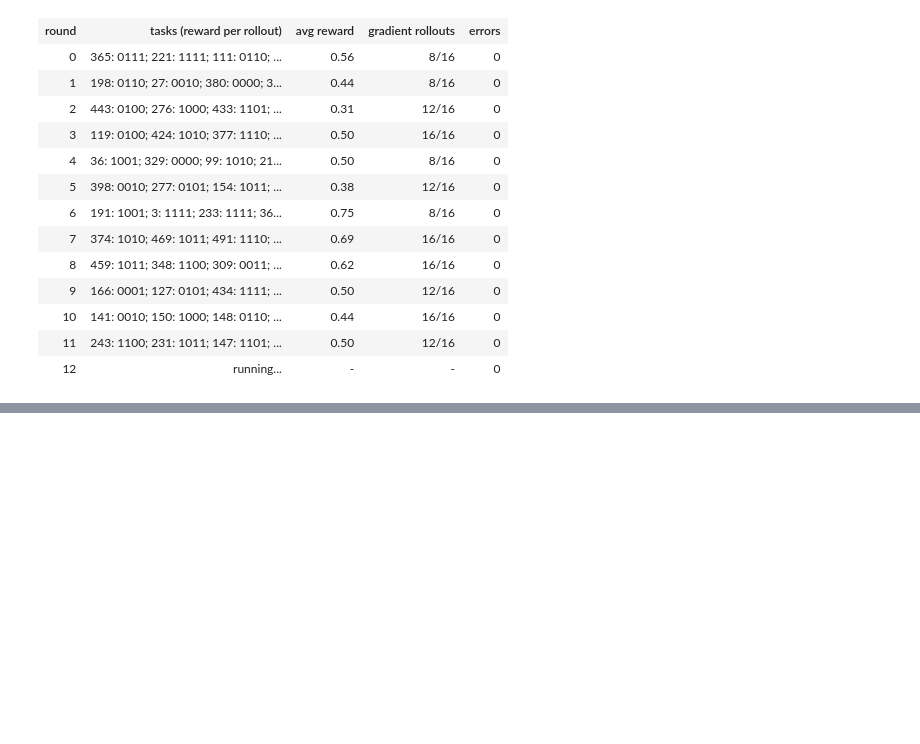
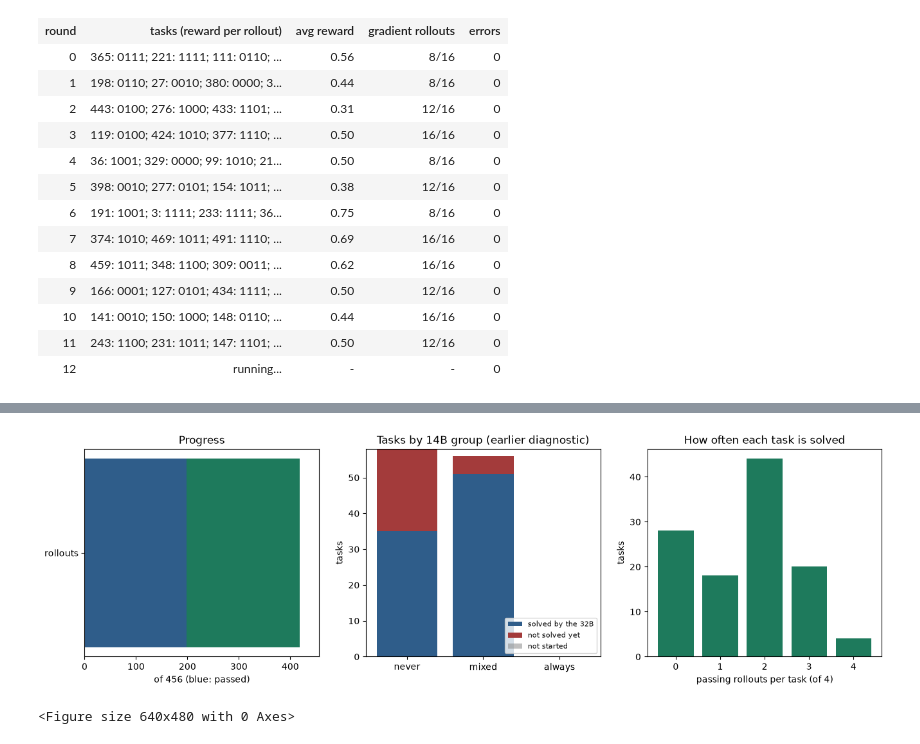
Before and after one commit to teacher57/qwen3-14b-tau-train, a Jupyter notebook: notebooks/qwen3_14b_training_and_rollouts.ipynb, the cells around one changed output, grey strips where cells are left out. Cells and saved outputs as stored; diff of their text form; code cells hidden in the pictures; blank space fills up the shorter version.

Commit message:
Add distillation experiment: 32B teacher, SFT of the 14B, 4-trial retail test (not significant)

```diff
--- a/notebooks/qwen3_14b_training_and_rollouts.ipynb
+++ b/notebooks/qwen3_14b_training_and_rollouts.ipynb
@@ -894,0 +988,36 @@ Each task is run 2 times at temperature 0.7. pass^2 = share of tasks where both
+# %%
+import json
+import matplotlib.pyplot as plt
+
+run = json.load(open("full_run_results/teacher_run.json"))
+s, g = run["summary"], run["groups_14b"]
+fig, axes = plt.subplots(1, 3, figsize=(16, 4.2))
+
+axes[0].barh(["rollouts"], [s["rollouts_done"]], color="#1E7A5C")
+axes[0].barh(["rollouts"], [s["rollouts_passed"]], color="#2F5D8A")
+axes[0].set_xlim(0, s["total_rollouts"])
+axes[0].set_xlabel(f"of {s['total_rollouts']} (blue: passed)")
+axes[0].set_title("Progress")
+
+names = ["never", "mixed", "always"]
+solved = [g[k]["solved"] for k in names]
+unsolved = [g[k]["tasks_with_any_rollout"] - g[k]["solved"] for k in names]
+pending = [g[k]["n_tasks"] - g[k]["tasks_with_any_rollout"] for k in names]
+axes[1].bar(names, solved, color="#2F5D8A", label="solved by the 32B")
+axes[1].bar(names, unsolved, bottom=solved, color="#A33B3B", label="not solved yet")
+axes[1].bar(names, pending, bottom=[a + b for a, b in zip(solved, unsolved)], color="#8888", label="not started")
+axes[1].set_ylabel("tasks")
+axes[1].set_title("Tasks by 14B group (earlier diagnostic)")
+axes[1].legend(fontsize=8)
+
+counts = [sum(1 for p in run["per_task"] if p["n_done"] >= 1 and p["passes"] == k) for k in range(s["trials"] + 1)]
+axes[2].bar([str(k) for k in range(s["trials"] + 1)], counts, color="#1E7A5C")
+axes[2].set_xlabel("passing rollouts per task (of 4)")
+axes[2].set_ylabel("tasks")
+axes[2].set_title("How often each task is solved")
+
+plt.show()
+plt.tight_layout()
+# %% [output]
+[figure, added]
+<Figure size 640x480 with 0 Axes>
```
Also changed, not shown: parts of 15 cells of this notebook, 53 other files.
